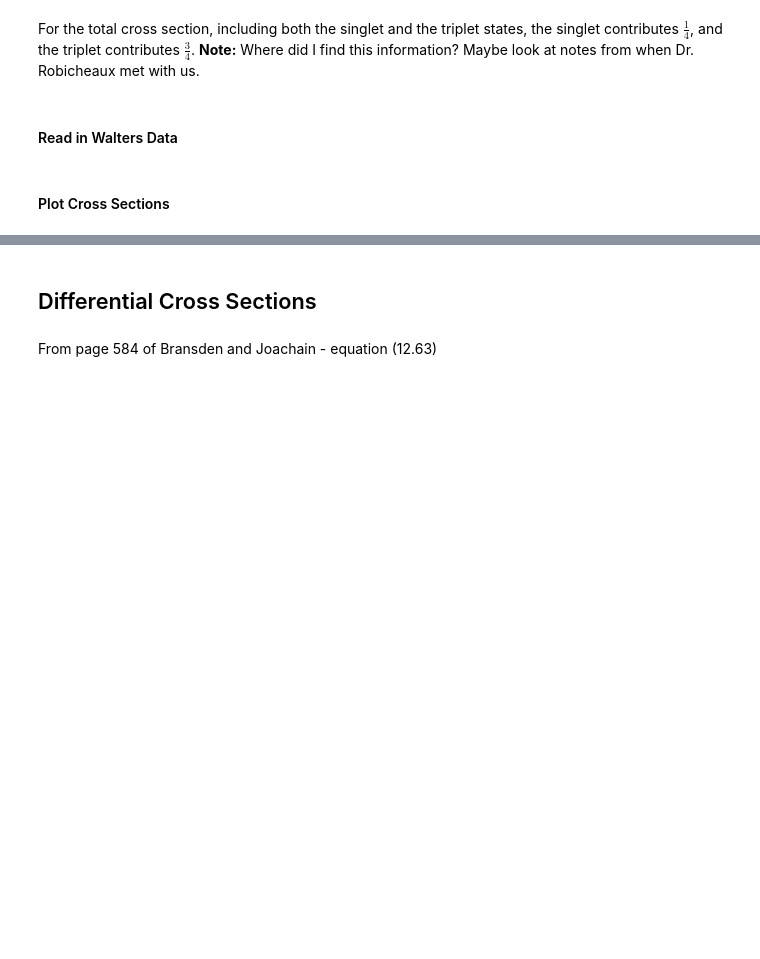
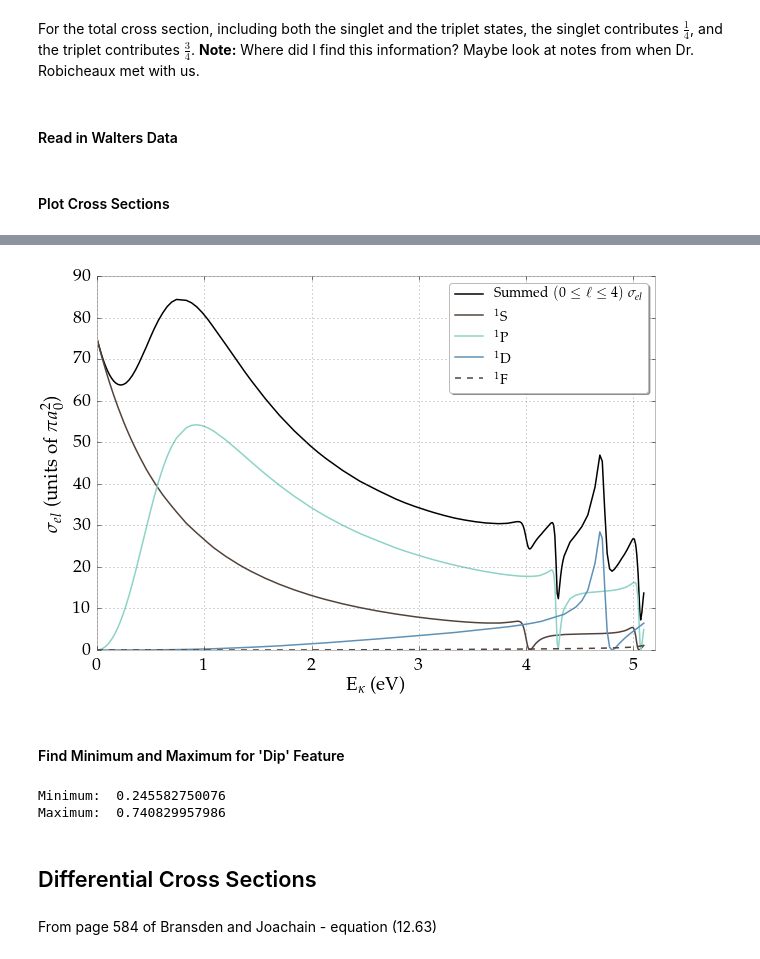
Before and after one commit to DentonW/Papers, a Jupyter notebook: PRA PsH/IPython/Paper Images.ipynb, the cells around one changed output, grey strips where cells are left out. Drawn from its saved outputs; the diff is of its cells as text; code cells hidden in the pictures; blank space fills up the shorter version.

```diff
--- a/PRA PsH/IPython/Paper Images.ipynb
+++ b/PRA PsH/IPython/Paper Images.ipynb
@@ -607,3 +605,27 @@ pyplot.show()
+# %%
+colors = ('#52423A', "#8dd3c7", '#5F91B7')
+pyplot.plot(df['E'], 4*df['Cross1'], marker='.', markersize=0.01, label=r'Summed $(0 \leq \ell \leq 4)$ \sigma_{el}', color='black')
+df.plot(x='E', y='Cross1S', marker='.', markersize=0.01, label=r'$^1$S', color=colors[0])
+df.plot(x='E', y='Cross1P', marker='.', markersize=0.01, label=r'$^1$P', color=colors[1])
+df.plot(x='E', y='Cross1D', marker='.', markersize=0.01, label=r'$^1$D', color=colors[2])
+df.plot(x='E', y='Cross1F', marker='.', markersize=0.01, label=r'$^1$F', color=colors[0], ls='dashed')
+pyplot.legend(loc='upper right', shadow=True)
+pyplot.xlabel(r"${\rm{E}}_{\kappa}$ (eV)")
+pyplot.ylabel(r"$\sigma_{el}$ (units of $\pi a_0^2$)")
+pyplot.xlim([0,5.2])
+pyplot.savefig("singlet-cross-sections.pdf", bbox_inches='tight')
+pyplot.show()
+# %% [output]
+[figure, added]
+# %% [markdown]
+#### Find Minimum and Maximum for 'Dip' Feature
+# %%
+print "Minimum: ", df['E'][df[df.E < 1.0]['Cross'].idxmin()]
+print "Maximum: ", df['E'][df[df.E < 1.0]['Cross'].idxmax()]
+#phase1D1[kappa1D1<0.3]
+# %% [output]
+Minimum:  0.245582750076
+Maximum:  0.740829957986
 # %% [markdown]
 ## Differential Cross Sections
 # %% [markdown]
```
Also changed, not shown: parts of 8 cells of this notebook, 15 other files.
